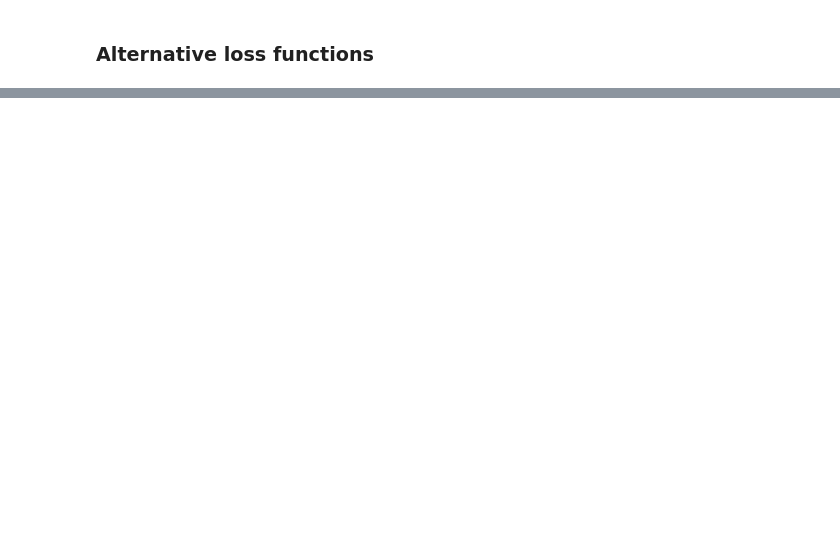
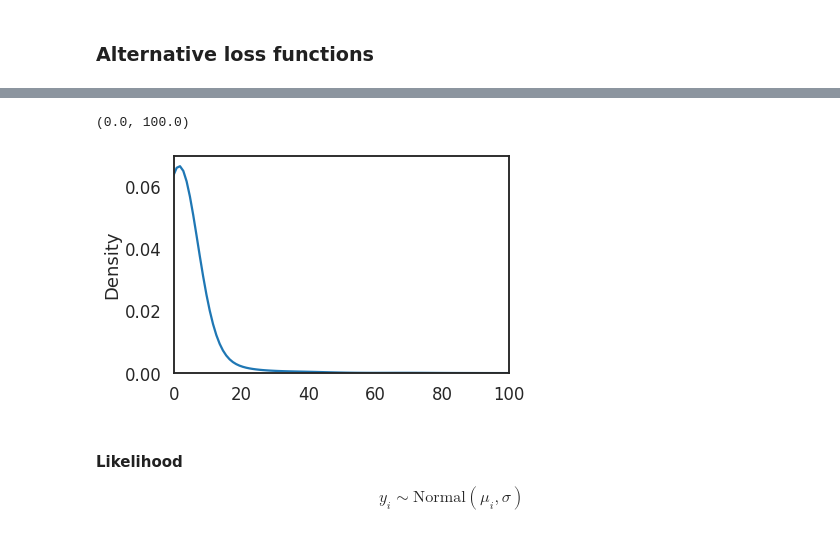
Before and after one commit to danhphan/bayesian-inferences, a Jupyter notebook: 02_regression_models.ipynb, the cells around one changed output, grey strips where cells are left out. Saved outputs shown, nothing was run; the diff lists cells and outputs as text; code cells hidden in the pictures; blank space fills up the shorter version.

```diff
--- a/02_regression_models.ipynb
+++ b/02_regression_models.ipynb
@@ -108,0 +108,8 @@ for xi, yi in zip(x,y):
+# %%
+from pymc3 import HalfCauchy
+
+ax = sns.kdeplot(HalfCauchy.dist(1).random(size=10000), gridsize=2000)
+ax.set_xlim(0, 100)
+# %% [output]
+(0.0, 100.0)
+[figure, added]
@@ -108,0 +121,3 @@ for xi, yi in zip(x,y):
+# %% [markdown]
+#### Likelihood
+$$y_i \sim \text{Normal}(\mu_i, \sigma)$$
```
Also changed, not shown: parts of 16 cells of this notebook.
